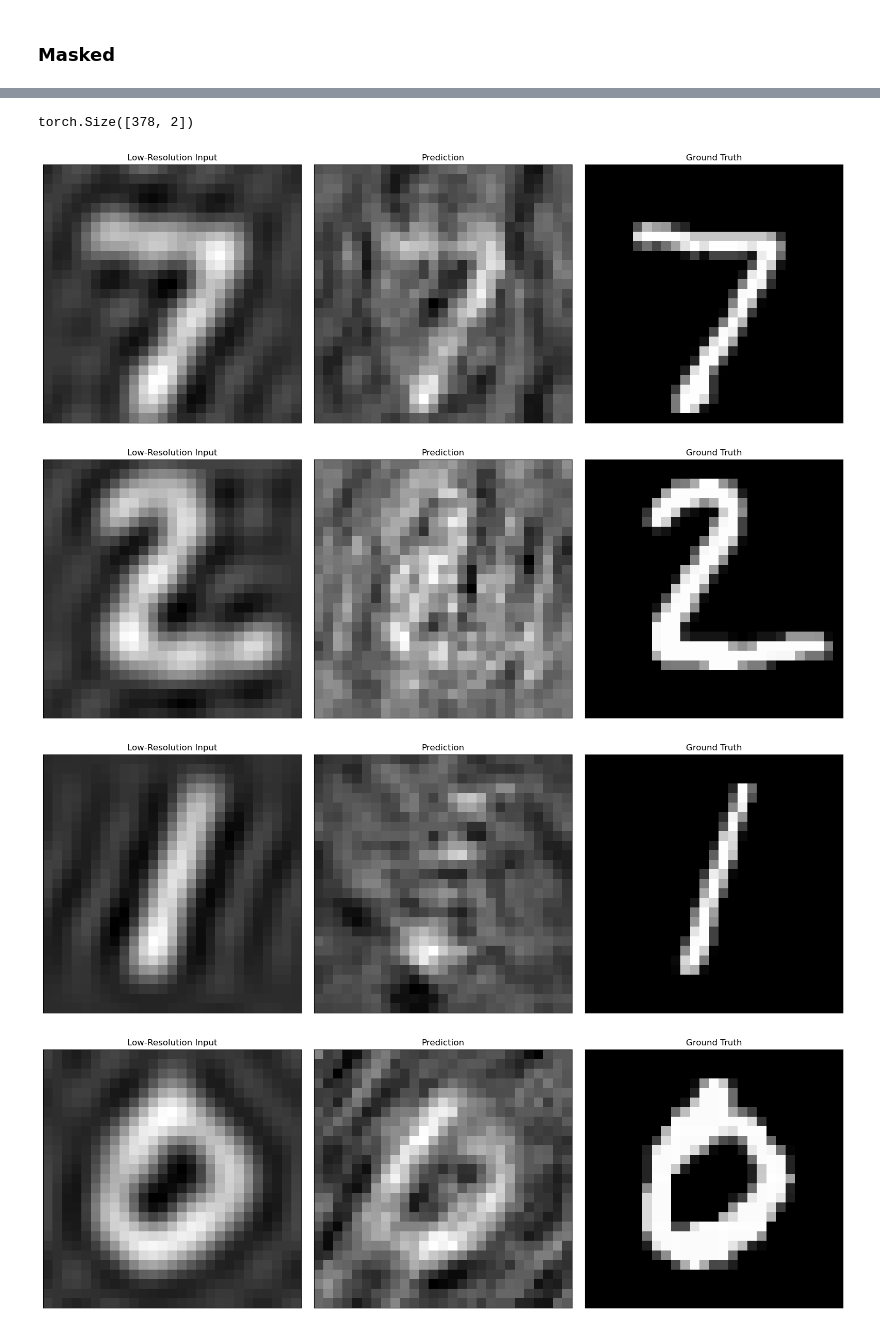
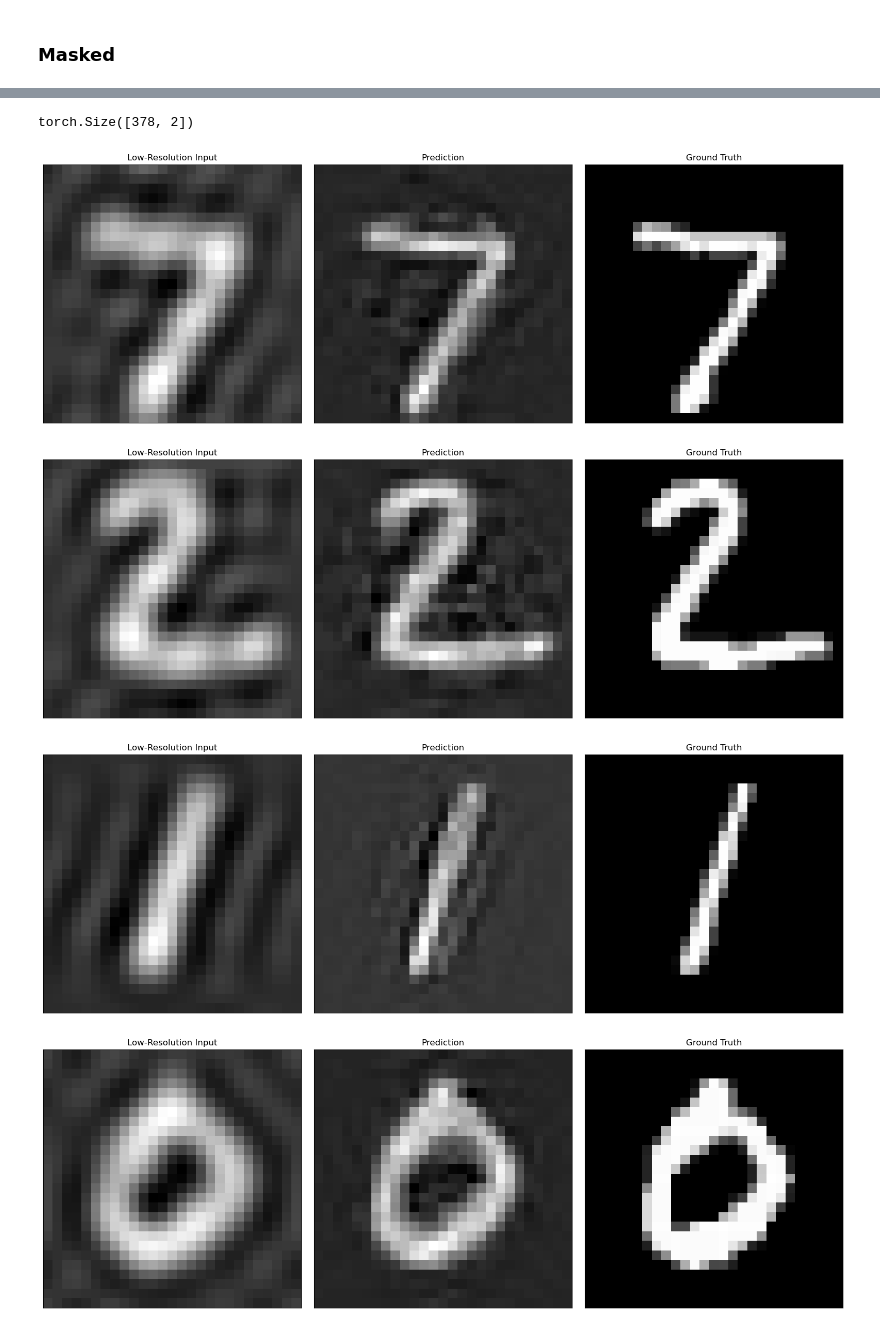
Before and after one commit to AmanKukde/FourierImageTransformer, a Jupyter notebook: examples/Super-Resolution - MNIST Example.ipynb, the cells around one changed output, grey strips where cells are left out. Cells and saved outputs as stored; diff of their text form; code cells hidden in the pictures.

```diff
--- a/examples/Super-Resolution - MNIST Example.ipynb
+++ b/examples/Super-Resolution - MNIST Example.ipynb
@@ -46,8 +46,10 @@ model = SResTransformerModule(img_shape=dm.gt_shape,
 
 #Transformers
 # trained_model_path = '/home/aman.kukde/Projects/FourierImageTransformer/models/Fast_prod__L_8_H_8_s_5_subset_False_27-03_16-58-36/epoch=222-step=383337.ckpt'
-#Mamba
-trained_model_path = '/home/aman.kukde/Projects/FourierImageTransformer/models/Mamba_sum_W_phi_100_L_8_H_8_s_5_subset_False_03-04_15-50-54/epoch=488-step=840591.ckpt'
+#ProdLoss
+trained_model_path = '/home/aman.kukde/Projects/FourierImageTransformer/models/Mamba_prod_W_phi_100_L_8_H_8_s_5_subset_False_04-04_17-02-10/epoch=506-step=871533.ckpt'
+#SumLoss
+# trained_model_path = '/home/aman.kukde/Projects/FourierImageTransformer/models/Mamba_sum_W_phi_100_L_8_H_8_s_5_subset_False_04-04_17-02-10/epoch=61-step=106578.ckpt'
 
 weights = torch.load(trained_model_path)['state_dict']
 model.load_state_dict(weights, strict=False)
@@ -132,11 +134,14 @@ fc = fc.to('cuda')
 mag_min = mag_min.to('cuda')
 mag_max = mag_max.to('cuda')
 low_res = fc[:, flatten_order][:, :model.input_seq_length]
+x_fc = fc[:, flatten_order][:, :-1]
+y_fc = fc[:, flatten_order][:, 1:]
+gt = fc[:, flatten_order]
 
 with torch.no_grad():
     pred = model.sres.forward_inference(low_res)
 
-pred[:,:,0] = gt[:,:,0]
+# pred[:,:,1] = gt[:,:,1]
 fig = plt.figure()
 
 lowres = torch.zeros_like(pred)
@@ -201,34 +206,34 @@ for i in range(5):
     plt.subplots_adjust(top = 1, bottom = 0, right = 1, left = 0,
                         hspace = 0, wspace = 0)
     ax0.xaxis.set_major_locator(plt.NullLocator())
     ax0.yaxis.set_major_locator(plt.NullLocator())
     lowres_psnr = PSNR(gt_img, lowres_img)
     # lowres_img_vs_gt_img_psnr = PSNR(gt_img[sample].cpu()[2:, 2:], lowres_img[sample].cpu()[2:, 2:], drange=torch.tensor(255., dtype=torch.float32))
     ax0.imshow(np.roll(abs(torch.fft.rfftn(lowres_img[sample].cpu(),dim = [0,1])),13,0))
     ax0.set_title('Low-Resolution Input');
     ax0.set_xlabel(f'PSNR: {lowres_psnr[sample].cpu().detach()} dB')
     ax0.axis('equal');
 
     ax1.xaxis.set_major_locator(plt.NullLocator())
     ax1.yaxis.set_major_locator(plt.NullLocator())
     ax1.imshow(np.roll(abs(torch.fft.rfftn(pred_img[sample].cpu(),dim = [0,1])),13,0))
     pred_psnr = PSNR(gt_img, pred_img)
     # pred_vs_gt_img_psnr = PSNR(gt_img[sample].cpu()[2:, 2:], pred_img[sample].cpu()[2:, 2:], drange=torch.tensor(255., dtype=torch.float32))
     ax1.set_title('Prediction');
     ax1.set_xlabel(f'PSNR: {pred_psnr[sample].cpu().detach()} dB')
     ax1.axis('equal');
 
     ax2.xaxis.set_major_locator(plt.NullLocator())
     ax2.yaxis.set_major_locator(plt.NullLocator())
     ax2.imshow(np.roll(abs(torch.fft.rfftn(gt_img[sample].cpu(),dim = [0,1])),13,0))
     ax2.set_title('Ground Truth');
     # ax2.set_xlabel(f'Max: {gt_img[sample].cpu().max():.2f} Min: {gt_img[sample].cpu().min():.2f}');
     ax2.axis('equal');
     diff.append(lowres_psnr - pred_psnr)
 # %% [output]
 No artists with labels found to put in legend.  Note that artists whose label start with an underscore are ignored when legend() is called with no argument.
 torch.Size([378, 2])
-[figure, old version]
+[figure, new version]
-[figure, old version]
+[figure, new version]
-[figure, old version]
+[figure, new version]
-[figure, old version]
+[figure, new version]
```
Also changed, not shown: parts of 5 cells of this notebook, 3 other files.
